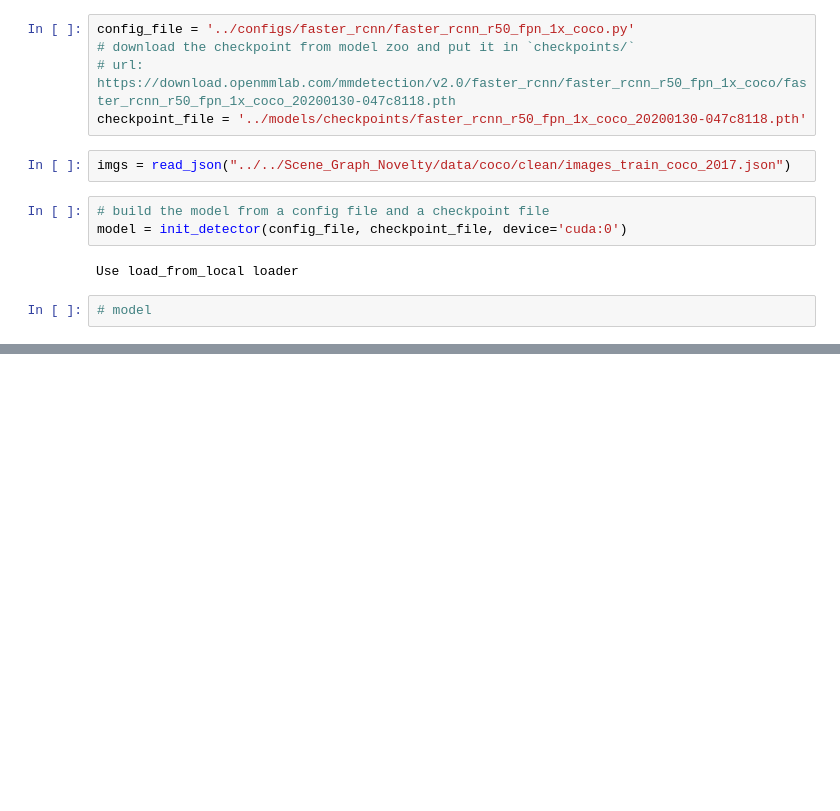
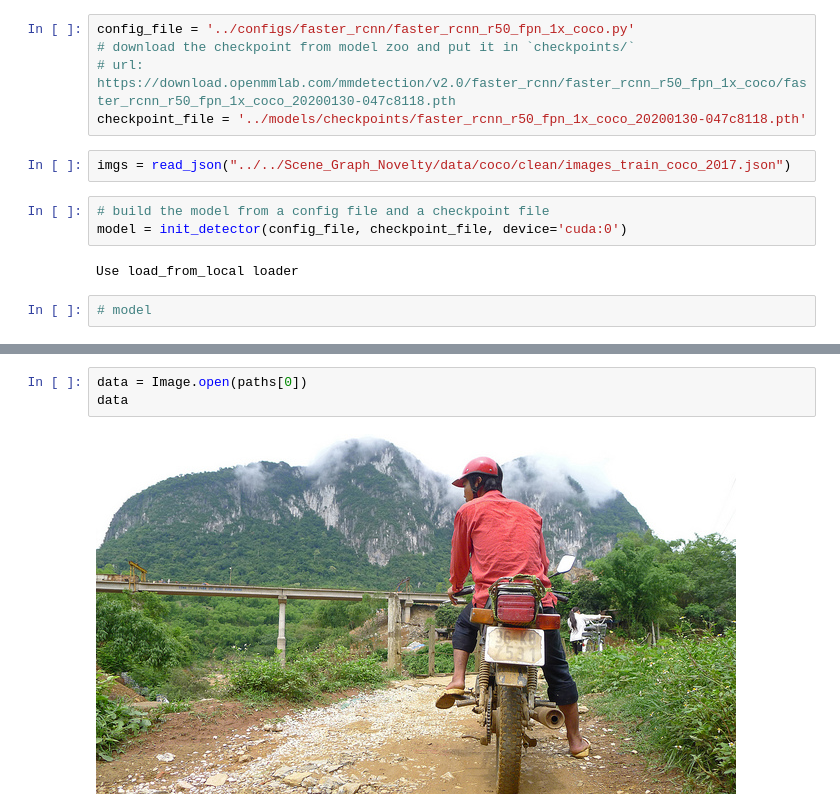
Before and after one commit to SamShowalter/mmdetection, a Jupyter notebook: demo/inference_demo.ipynb, the cells around one changed output, grey strips where cells are left out. Drawn from its saved outputs; the diff is of its cells as text; blank space fills up the shorter version.

```diff
--- a/demo/inference_demo.ipynb
+++ b/demo/inference_demo.ipynb
@@ -78,0 +137,5 @@ ValueError: all the input array dimensions for the concatenation axis must match
+# %%
+data = Image.open(paths[0])
+data
+# %% [output]
+[figure, added]
```
Also changed, not shown: parts of 10 cells of this notebook, 4 other files.
